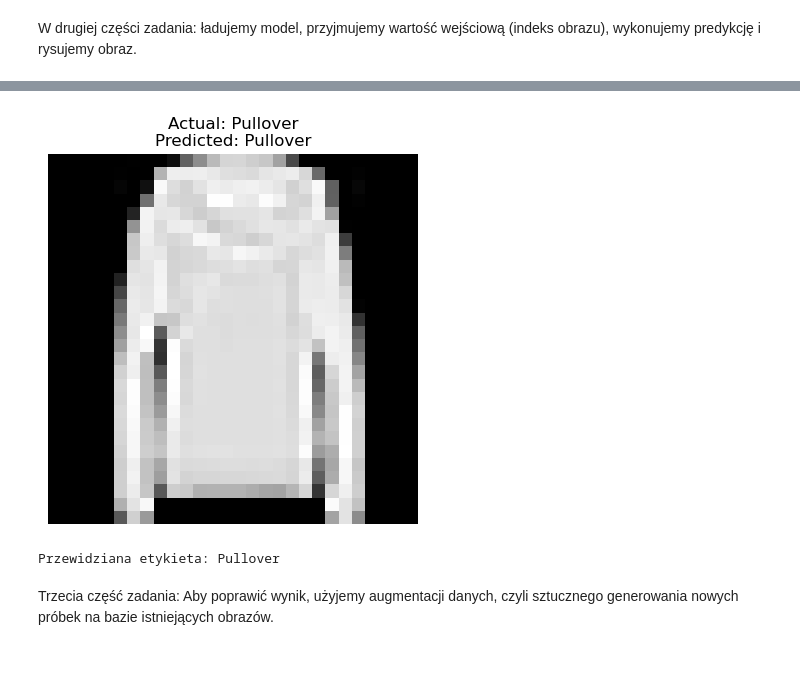
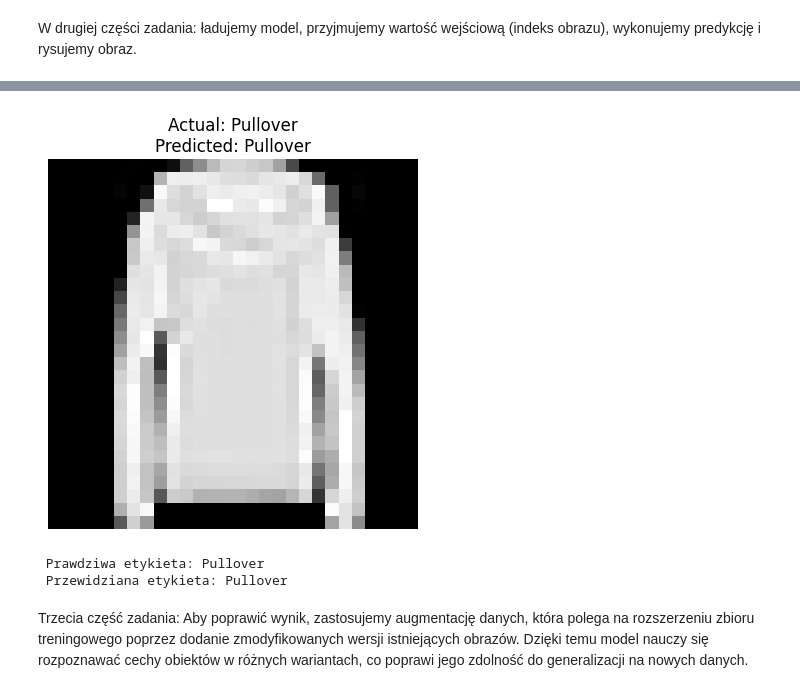
Before and after one commit to Quick-witted-flower/FashionMnist, a Jupyter notebook: Fashion_Mnist.ipynb, the cells around one changed output, grey strips where cells are left out. Saved outputs shown, nothing was run; the diff lists cells and outputs as text; code cells hidden in the pictures; blank space fills up the shorter version.

```diff
--- a/Fashion_Mnist.ipynb
+++ b/Fashion_Mnist.ipynb
@@ -123,9 +148,14 @@ Augmentacja danych w kroku 3 powinna pomóc poprawić wynik do 97%!
 # %%
 import tensorflow as tf
 
-# Wczytanie modelu bezpośrednio z pliku
-model = tf.keras.models.load_model('model_fashion_mnist.h5')
+# Ścieżka do nowego modelu
+model_path = "/content/drive/MyDrive/AI_Models/model_fashion_mnist_v2.keras"
+
+
+# Wczytanie modelu
+model = tf.keras.models.load_model(model_path)
 
 # Wyświetlenie architektury modelu
+print("Architektura modelu:")
 print(model.summary())
 # %% [output]
@@ -153,15 +190,29 @@ import numpy as np
 import tensorflow as tf
 import matplotlib.pyplot as plt
 
+# Nowe ścieżki do modelu i danych
+MODEL_PATH = "/content/drive/MyDrive/AI_Models/model_fashion_mnist_v2.keras"
+DATA_PATH = "/content/drive/MyDrive/AI_Models/fashion_data.npz"
+
 def load_trained_model():
-    return tf.keras.models.load_model('model_fashion_mnist.h5')
+    """Wczytuje wytrenowany model zapisany jako .keras"""
+    return tf.keras.models.load_model(MODEL_PATH)
+
+def load_test_data():
+    """Wczytuje dane testowe z zapisanych plików .npz"""
+    with np.load(DATA_PATH) as data:
+        X_test, y_test = data["X_test"], data["y_test"]
+    return X_test, y_test
 
 def predict_and_show(index):
-    model = load_trained_model()  # Wczytanie wytrenowanego modelu
+    """Wykonuje predykcję dla obrazu z podanym indeksem i rysuje wynik"""
+    model = load_trained_model()  # Wczytanie modelu
+    X_test, y_test = load_test_data()  # Wczytanie danych testowych
 
     image = X_test[index]  # Pobranie obrazu
     label = np.argmax(y_test[index])  # Prawdziwa etykieta
 
+    # Model wymaga wejścia w formie (1, 28, 28, 1), więc dodajemy wymiar batch
     prediction = model.predict(np.expand_dims(image, axis=0))
     predicted_label = np.argmax(prediction)  # Przewidywana klasa
 
@@ -174,8 +225,9 @@ def predict_and_show(index):
     plt.axis('off')
     plt.show()
 
-    print(f'Przewidziana etykieta: {class_names[predicted_label]}')
+    print(f' Prawdziwa etykieta: {class_names[label]}')
+    print(f' Przewidziana etykieta: {class_names[predicted_label]}')
 
-# Testujemy funkcję
-predict_and_show(0)  # Przykładowa predykcja na obrazie nr 0
+#  Testujemy funkcję - przekazujemy indeks obrazu do sprawdzenia
+predict_and_show(0)  # Możesz podać dowolny indeks
 # %% [output]
@@ -182,5 +235,5 @@ predict_and_show(0)  # Przykładowa predykcja na obrazie nr 0
-[figure, old version]
+[figure, new version]
-Przewidziana etykieta: Pullover
+ Prawdziwa etykieta: Pullover
+ Przewidziana etykieta: Pullover
-# %% [markdown]
-Trzecia część zadania:
-Aby poprawić wynik, użyjemy augmentacji danych, czyli sztucznego generowania nowych próbek na bazie istniejących obrazów.
+# %% [markdown]
+Trzecia część zadania: Aby poprawić wynik, zastosujemy augmentację danych, która polega na rozszerzeniu zbioru treningowego poprzez dodanie zmodyfikowanych wersji istniejących obrazów. Dzięki temu model nauczy się rozpoznawać cechy obiektów w różnych wariantach, co poprawi jego zdolność do generalizacji na nowych danych.
```
Also changed, not shown: parts of 28 cells of this notebook, 13 other files.
